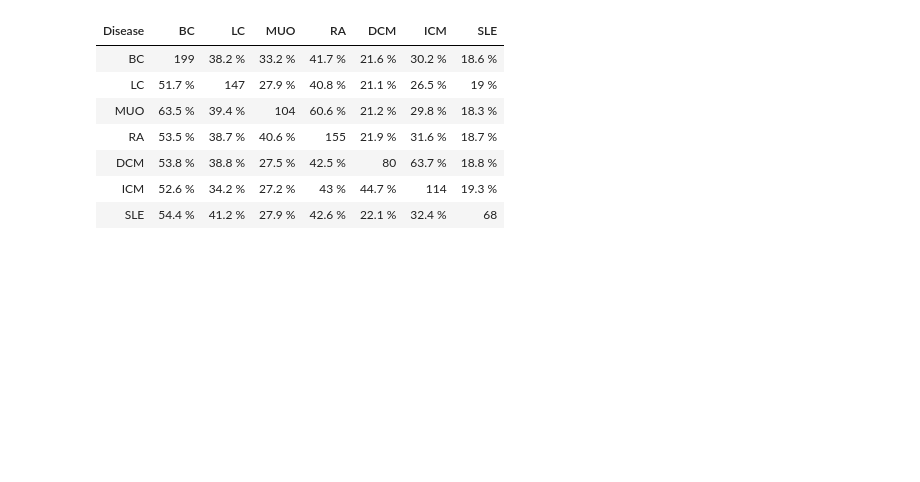
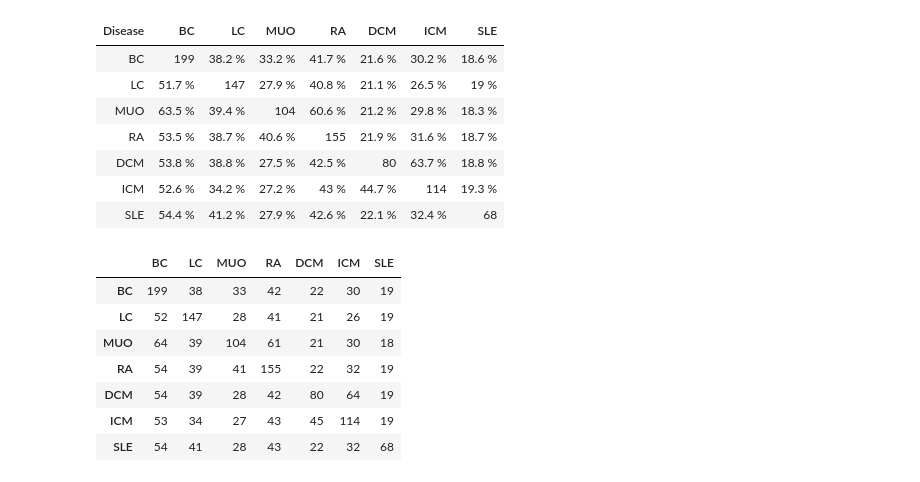
Before and after one commit to macsbio/inflammation_networks, a Jupyter notebook: Jupyter - Cleaning & merging data/Visualization gene expression data (logFC = 0.26) - pathwaygenes.ipynb, the cells around one changed output. Saved outputs shown, nothing was run; the diff lists cells and outputs as text; code cells hidden in the pictures; blank space fills up the shorter version.

```diff
--- a/Jupyter - Cleaning & merging data/Visualization gene expression data (logFC = 0.26) - pathwaygenes.ipynb
+++ b/Jupyter - Cleaning & merging data/Visualization gene expression data (logFC = 0.26) - pathwaygenes.ipynb
@@ -637,3 +662,21 @@ df_perc
 | DCM | 53.8 % | 38.8 % | 27.5 % | 42.5 % | 80 | 63.7 % | 18.8 % |
 | ICM | 52.6 % | 34.2 % | 27.2 % | 43 % | 44.7 % | 114 | 19.3 % |
 | SLE | 54.4 % | 41.2 % | 27.9 % | 42.6 % | 22.1 % | 32.4 % | 68 |
+# %%
+# create matrix from data frame and have first column as rownames
+rownames(df_perc1) <- df_perc1$Disease
+df_perc1 <- df_perc1[-1]
+
+df_perc1 <- as.matrix(as.data.frame(lapply(df_perc1, as.numeric), row.names = Disease_list))
+
+df_perc_matrix <- as.matrix(df_perc1)
+df_perc_matrix
+# %% [output]
+|  | BC | LC | MUO | RA | DCM | ICM | SLE |
+| BC | 199 | 38 | 33 | 42 | 22 | 30 | 19 |
+| LC | 52 | 147 | 28 | 41 | 21 | 26 | 19 |
+| MUO | 64 | 39 | 104 | 61 | 21 | 30 | 18 |
+| RA | 54 | 39 | 41 | 155 | 22 | 32 | 19 |
+| DCM | 54 | 39 | 28 | 42 | 80 | 64 | 19 |
+| ICM | 53 | 34 | 27 | 43 | 45 | 114 | 19 |
+| SLE | 54 | 41 | 28 | 43 | 22 | 32 | 68 |
```
Also changed, not shown: parts of 4 cells of this notebook, 26 other files.
